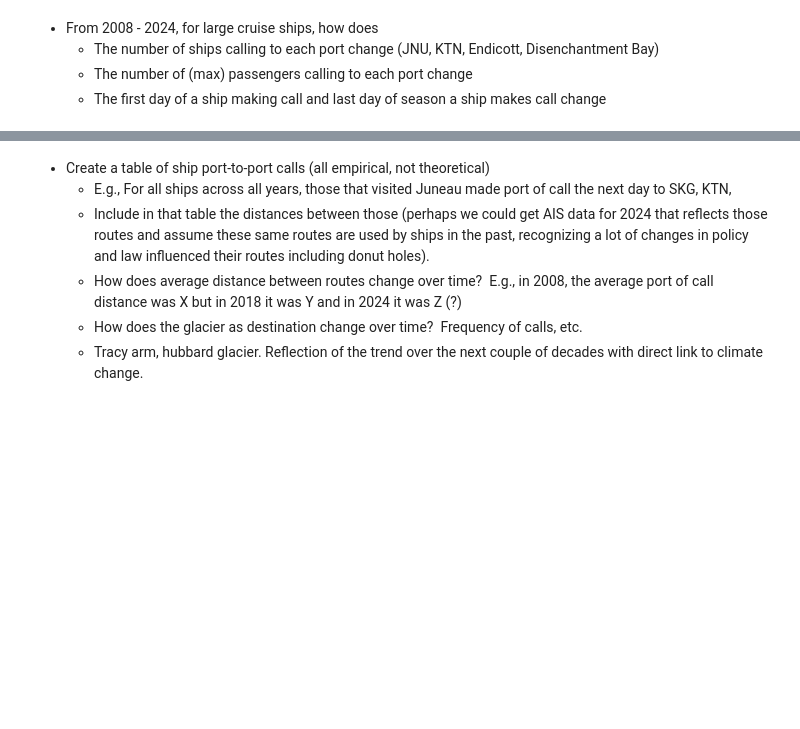
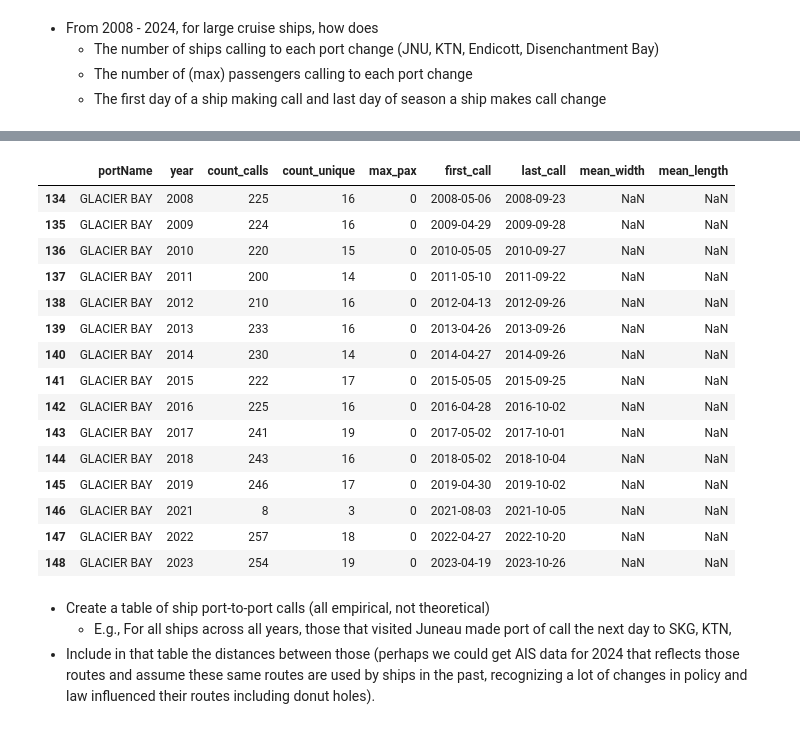
Before and after one commit to gebrady/shippy, a Jupyter notebook: notebook.ipynb, the cells around one changed output, grey strips where cells are left out. Saved outputs shown, nothing was run; the diff lists cells and outputs as text; code cells hidden in the pictures; blank space fills up the shorter version.

```diff
--- a/notebook.ipynb
+++ b/notebook.ipynb
@@ -586,5 +457,3 @@ Name: port, dtype: int64
 ### Generate CLAA-format table of each visit to Glacier Bay in itinerary style
 # %% [markdown]
 * For 2023 AIS data, generate an accurate (cross checked) table of departure times from GLBA, arrival ports, next port of call (including ‘at sea’), times to next port of call, nautical miles traveled to next port of call, and duration.  Dataframe will have 258 rows of data corresponding to each ship visit to the park.
-# %%
-glba_cruises = data
@@ -1413,3 +1275,36 @@ set(claa_df_clean['portName'])
     * The number of ships calling to each port change (JNU, KTN, Endicott, Disenchantment Bay)
     * The number of (max) passengers calling to each port change
     * The first day of a ship making call and last day of season a ship makes call change
+# %%
+### Calculate statistics per port per year and display table
+# ports = claa_df with a few append cols
+ports = ports[['date', 'boatName', 'portName', 'year', 'pax', 'length', 'width', 'gross_tonnage']]
+
+stats_list = []
+grouped = ports.groupby(['portName', 'year'])
+
+for (port, year), group in grouped:
+    first_call = min(group.date)
+    last_call = max(group.date)
+
+    cumulative_pax = group['pax'].sum()
+    count_calls = group['boatName'].count()
+    mean_width = group['width'].mean()
+    mean_length = group['length'].mean()
+    count_unique = len(group['boatName'].unique())
+
+    stats = {
+        'portName': port,
+        'year': year,
+        'count_calls' : count_calls,
+        'count_unique' : count_unique, # number of unique boats visiting each port per year
+        'max_pax' : cumulative_pax,
+        'first_call' : first_call,
+        'last_call' : last_call,
+        'mean_width' : mean_width,
+        'mean_length' : mean_length
+    }
+    stats_list.append(stats)
+
+stats_df = pd.DataFrame(stats_list)
+stats_df
@@ -1416,9 +1325,29 @@ set(claa_df_clean['portName'])
+# %%
+grouped = stats_df.groupby('portName')
+for port, group in grouped:
+    if port == 'GLACIER BAY':
+        c = group
+c
+# %% [output]
+|  | portName | year | count_calls | count_unique | max_pax | first_call | last_call | mean_width | mean_length |
+| 134 | GLACIER BAY | 2008 | 225 | 16 | 0 | 2008-05-06 | 2008-09-23 | NaN | NaN |
+| 135 | GLACIER BAY | 2009 | 224 | 16 | 0 | 2009-04-29 | 2009-09-28 | NaN | NaN |
+| 136 | GLACIER BAY | 2010 | 220 | 15 | 0 | 2010-05-05 | 2010-09-27 | NaN | NaN |
+| 137 | GLACIER BAY | 2011 | 200 | 14 | 0 | 2011-05-10 | 2011-09-22 | NaN | NaN |
+| 138 | GLACIER BAY | 2012 | 210 | 16 | 0 | 2012-04-13 | 2012-09-26 | NaN | NaN |
+| 139 | GLACIER BAY | 2013 | 233 | 16 | 0 | 2013-04-26 | 2013-09-26 | NaN | NaN |
+| 140 | GLACIER BAY | 2014 | 230 | 14 | 0 | 2014-04-27 | 2014-09-26 | NaN | NaN |
+| 141 | GLACIER BAY | 2015 | 222 | 17 | 0 | 2015-05-05 | 2015-09-25 | NaN | NaN |
+| 142 | GLACIER BAY | 2016 | 225 | 16 | 0 | 2016-04-28 | 2016-10-02 | NaN | NaN |
+| 143 | GLACIER BAY | 2017 | 241 | 19 | 0 | 2017-05-02 | 2017-10-01 | NaN | NaN |
+| 144 | GLACIER BAY | 2018 | 243 | 16 | 0 | 2018-05-02 | 2018-10-04 | NaN | NaN |
+| 145 | GLACIER BAY | 2019 | 246 | 17 | 0 | 2019-04-30 | 2019-10-02 | NaN | NaN |
+| 146 | GLACIER BAY | 2021 | 8 | 3 | 0 | 2021-08-03 | 2021-10-05 | NaN | NaN |
+| 147 | GLACIER BAY | 2022 | 257 | 18 | 0 | 2022-04-27 | 2022-10-20 | NaN | NaN |
+| 148 | GLACIER BAY | 2023 | 254 | 19 | 0 | 2023-04-19 | 2023-10-26 | NaN | NaN |
 # %% [markdown]
 
 
 * Create a table of ship port-to-port calls (all empirical, not theoretical)
     * E.g., For all ships across all years, those that visited Juneau made port of call the next day to SKG, KTN,
-    * Include in that table the distances between those (perhaps we could get AIS data for 2024 that reflects those routes and assume these same routes are used by ships in the past, recognizing a lot of changes in policy and law influenced their routes including donut holes).
-    * How does average distance between routes change over time?  E.g., in 2008, the average port of call distance was X but in 2018 it was Y and in 2024 it was Z (?)
-    * How does the glacier as destination change over time?  Frequency of calls, etc.
-    * Tracy arm, hubbard glacier. Reflection of the trend over the next couple of decades with direct link to climate change.
+* Include in that table the distances between those (perhaps we could get AIS data for 2024 that reflects those routes and assume these same routes are used by ships in the past, recognizing a lot of changes in policy and law influenced their routes including donut holes).
```
Also changed, not shown: parts of 62 cells of this notebook, 4 other files.
